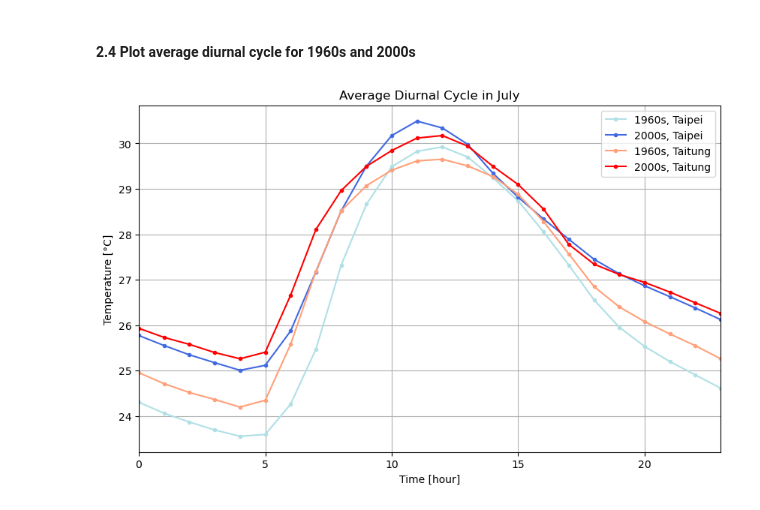
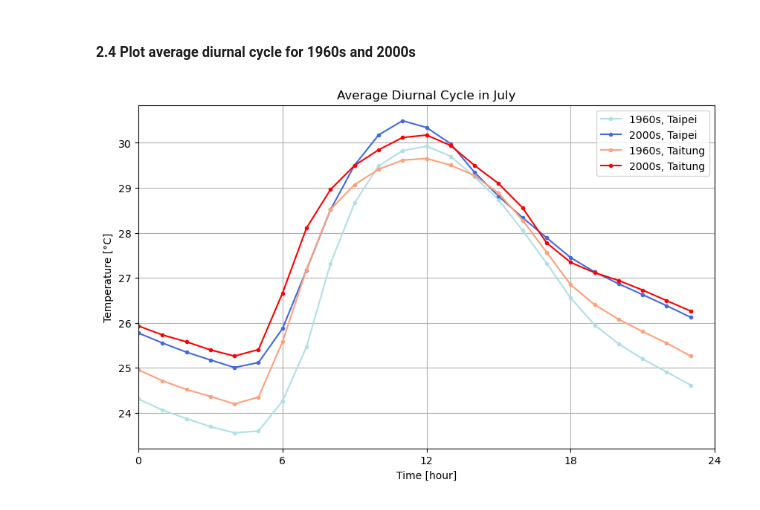
Before and after one commit to Ludong0909/Statistics, a Jupyter notebook: hw2/hw2.ipynb, the cells around one changed output. Cells and saved outputs as stored; diff of their text form; code cells hidden in the pictures.

```diff
--- a/hw2/hw2.ipynb
+++ b/hw2/hw2.ipynb
@@ -173,19 +173,20 @@ In July 2000s, Taitung:  DTR = 6.03 °C, var. of temp = 4.08 °C
 # %%
 label = ["1960s, Taipei", "2000s, Taipei", "1960s, Taitung", "2000s, Taitung"]
 colorlist = ["powderblue","royalblue","lightsalmon","red"]
 plt.figure(figsize=(10, 6))
 for c,data in enumerate([july_temps_taipei_1960s, july_temps_taipei_2000s, july_temps_taitung_1960s, july_temps_taitung_2000s]):
     mean_dural_cycle = calculate_average_dural_cycle(data)
 
     plt.plot(mean_dural_cycle, '.-',color=colorlist[c])
 
 
 plt.xlim(0, 23)
 plt.title("Average Diurnal Cycle in July")
 plt.xlabel("Time [hour]")
 plt.ylabel("Temperature [°C]")
+plt.xticks([0,6,12,18,24])
 plt.legend(label)
 plt.grid()
 plt.show()
 # %% [output]
-[figure, old version]
+[figure, new version]
```
